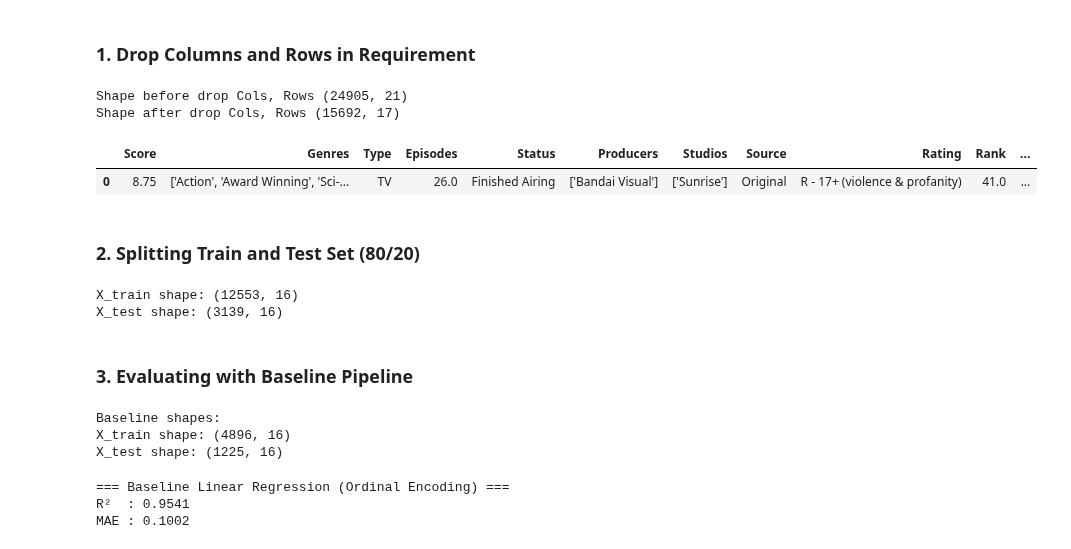
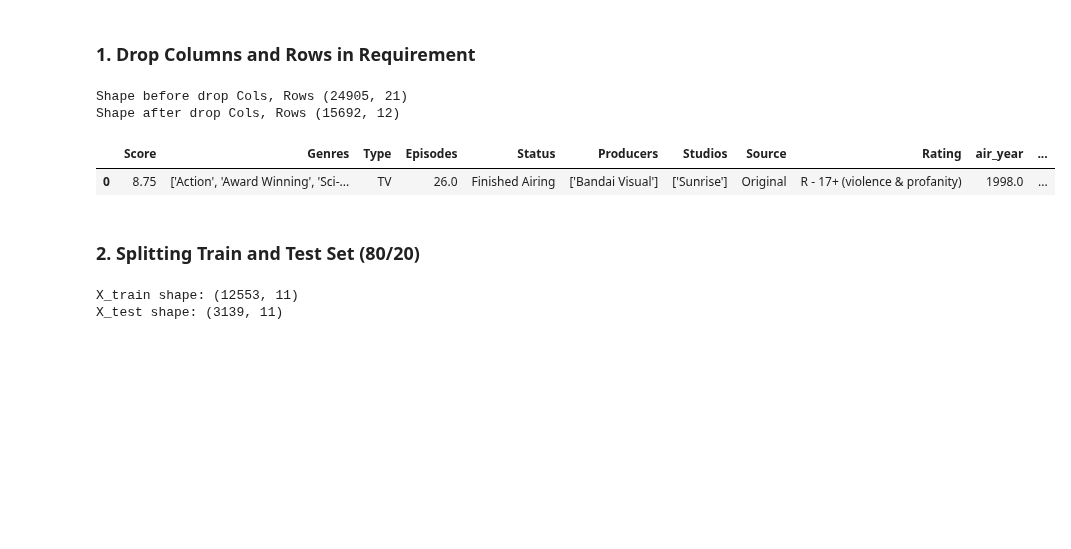
Before and after one commit to chanhbui297/DSEB65A_Gr1_anime_data_storytelling, a Jupyter notebook: notebooks/02_Data_Preprocessing.ipynb, the cells around one changed output. Drawn from its saved outputs; the diff is of its cells as text; code cells hidden in the pictures; blank space fills up the shorter version.

Commit message:
update post-split

```diff
--- a/notebooks/02_Data_Preprocessing.ipynb
+++ b/notebooks/02_Data_Preprocessing.ipynb
@@ -492,22 +466,22 @@ ModuleNotFoundError: No module named 'lightgbm'
 # %% [markdown]
 ### **1. Drop Columns and Rows in Requirement**
 # %%
-path = r'prepared_data (1).csv'
+path = r'..\data\processed\prepared_data.csv'
 df1 = pd.read_csv(path)
 
 # Drop rows where target 'Score' is NaN, and Drop redundant column
 print('Shape before drop Cols, Rows', df1.shape)
 df1 = df1.dropna(subset=['Score'])
-df1 = df1.drop(['Aired Date Start','Aired Date End','anime_id', 'Name'], axis= 1)
+df1 = df1.drop(['air_date_start','air_date_end','anime_id', 'Name','Rank','Popularity','Favorites','Scored By','Members'], axis= 1)
 print('Shape after drop Cols, Rows', df1.shape)
 
 # Example
 df1.head(1)
 # %% [output]
 Shape before drop Cols, Rows (24905, 21)
-Shape after drop Cols, Rows (15692, 17)
+Shape after drop Cols, Rows (15692, 12)
-|  | Score | Genres | Type | Episodes | Status | Producers | Studios | Source | Rating | Rank | ... |
-| 0 | 8.75 | ['Action', 'Award Winning', 'Sci-... | TV | 26.0 | Finished Airing | ['Bandai Visual'] | ['Sunrise'] | Original | R - 17+ (violence & profanity) | 41.0 | ... |
+|  | Score | Genres | Type | Episodes | Status | Producers | Studios | Source | Rating | air_year | ... |
+| 0 | 8.75 | ['Action', 'Award Winning', 'Sci-... | TV | 26.0 | Finished Airing | ['Bandai Visual'] | ['Sunrise'] | Original | R - 17+ (violence & profanity) | 1998.0 | ... |
 # %% [markdown]
 ### **2. Splitting Train and Test Set (80/20)**
 # %%
@@ -522,68 +496,6 @@ X_train, X_test, y_train, y_test = train_test_split(X, y,
 
 print(f"X_train shape: {X_train.shape}")
 print(f"X_test shape: {X_test.shape}")
-
-# --- Model Performance (Linear Regression) ---
-# R² Score : 0.8580
-# MAE      : 0.2096
 # %% [output]
-X_train shape: (12553, 16)
-X_test shape: (3139, 16)
+X_train shape: (12553, 11)
+X_test shape: (3139, 11)
-# %% [markdown]
-### **3. Evaluating with Baseline Pipeline**
-# %%
-# 1. Handle Missing by Dropping all NaN rows
-df_base = df1.copy()
-df_base = df_base.dropna()
-
-# Split X (features) and y (target)
-X_base = df_base.drop('Score', axis=1)
-y_base = df_base['Score']
-
-# Perform the data split
-X_train_base, X_test_base, y_train_base, y_test_base = train_test_split(X_base, y_base,
-                                                    test_size=0.2,
-                                                    random_state=42)
-
-print("Baseline shapes:")
-print(f"X_train shape: {X_train_base.shape}")
-print(f"X_test shape: {X_test_base.shape}")
-
-# === Baseline Linear Regression (Ordinal Encoding) ===
-# R²  : 0.9541
-# MAE : 0.1002
-# %% [output]
-Baseline shapes:
-X_train shape: (4896, 16)
-X_test shape: (1225, 16)
-# %%
-# 2. Ordinal encode for object features
-
-object_cols = X_train_base.select_dtypes(include=['object']).columns.tolist()
-encoder = OrdinalEncoder(handle_unknown='use_encoded_value', unknown_value=-1)
-
-# Fit encoder on train, then transform
-X_train_enc = X_train_base.copy()
-X_test_enc  = X_test_base.copy()
-
-X_train_enc[object_cols] = encoder.fit_transform(X_train_base[object_cols])
-X_test_enc[object_cols]  = encoder.transform(X_test_base[object_cols])
-
-# 3. Train Linear Regression baseline
-model_base = LinearRegression()
-model_base.fit(X_train_enc, y_train_base)
-
-# Predict
-y_pred_base = model_base.predict(X_test_enc)
-
-# 4. Evaluating Metrics
-r2_base = r2_score(y_test_base, y_pred_base)
-mae_base = mean_absolute_error(y_test_base, y_pred_base)
-
-print("\n=== Baseline Linear Regression (Ordinal Encoding) ===")
-print(f"R²  : {r2_base:.4f}")
-print(f"MAE : {mae_base:.4f}")
-# %% [output]
-=== Baseline Linear Regression (Ordinal Encoding) ===
-R²  : 0.9541
-MAE : 0.1002
```
Also changed, not shown: parts of 31 cells of this notebook.
